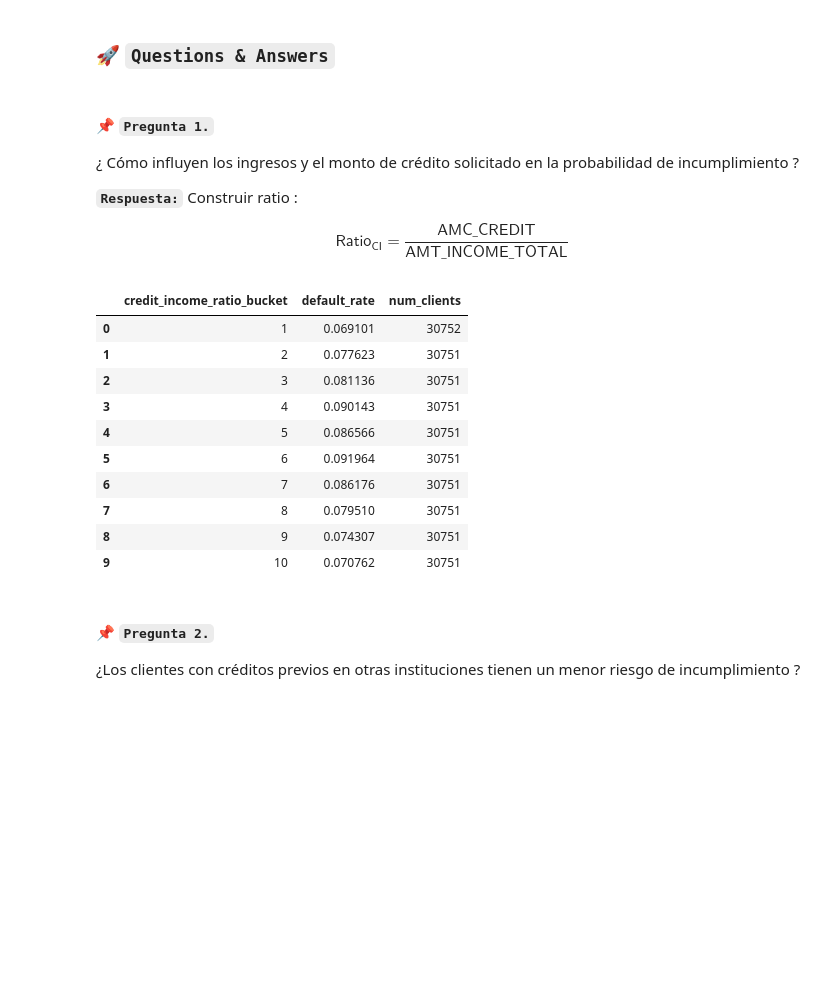
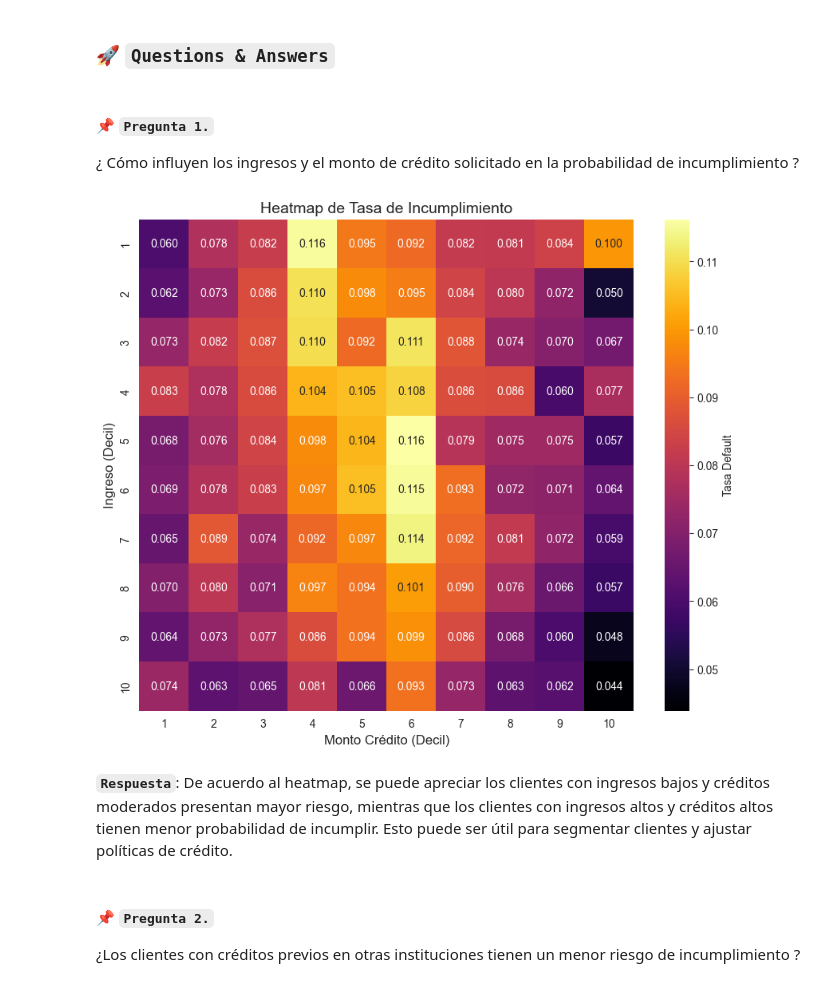
Before and after one commit to anmedinas/mds_bd, a Jupyter notebook: notebooks/04_Q&A.ipynb, the cells around one changed output. Drawn from its saved outputs; the diff is of its cells as text; code cells hidden in the pictures; blank space fills up the shorter version.

```diff
--- a/notebooks/04_Q&A.ipynb
+++ b/notebooks/04_Q&A.ipynb
@@ -23,44 +24,40 @@ conn = psycopg2.connect(
 #### 📌 `Pregunta 1.`
 
 ¿ Cómo influyen los ingresos y el monto de crédito solicitado en la probabilidad de incumplimiento ?
-
-**`Respuesta:`** Construir ratio :
-
-\begin{equation*}
-\textsf{Ratio}_{\textsf{CI}} = \frac{\textsf{AMC\_CREDIT}}{\textsf{AMT\_INCOME\_TOTAL}}
-\end{equation*}
 # %%
 ## Query
-
 preg_01 = pd.read_sql_query("""
+WITH income_credit_bins AS (
+  SELECT
+    SK_ID_CURR,
+    TARGET,
+    NTILE(10) OVER (ORDER BY AMT_INCOME_TOTAL) AS income_decile,
+    NTILE(10) OVER (ORDER BY AMT_CREDIT) AS credit_decile
+  FROM application_train
+)
 SELECT
-  credit_income_ratio_bucket,
-  AVG(TARGET) AS default_rate,
-  COUNT(*) AS num_clients
-FROM (
-  SELECT
-    TARGET,
-    NTILE(10) OVER (ORDER BY AMT_CREDIT / NULLIF(AMT_INCOME_TOTAL, 0)) AS credit_income_ratio_bucket
-  FROM application_train
-  WHERE AMT_INCOME_TOTAL > 0
-)
-GROUP BY credit_income_ratio_bucket
-ORDER BY credit_income_ratio_bucket;
+  income_decile,
+  credit_decile,
+  COUNT(*) AS total_clients,
+  SUM(TARGET) AS total_defaults,
+  ROUND(SUM(TARGET) * 1.0 / COUNT(*), 4) AS default_rate
+FROM income_credit_bins
+GROUP BY income_decile, credit_decile
+ORDER BY income_decile, credit_decile;
 """, conn)
-# %%
-preg_01
-# %% [output]
-|  | credit_income_ratio_bucket | default_rate | num_clients |
-| 0 | 1 | 0.069101 | 30752 |
-| 1 | 2 | 0.077623 | 30751 |
-| 2 | 3 | 0.081136 | 30751 |
-| 3 | 4 | 0.090143 | 30751 |
-| 4 | 5 | 0.086566 | 30751 |
-| 5 | 6 | 0.091964 | 30751 |
-| 6 | 7 | 0.086176 | 30751 |
-| 7 | 8 | 0.079510 | 30751 |
-| 8 | 9 | 0.074307 | 30751 |
-| 9 | 10 | 0.070762 | 30751 |
+# %%
+heatmap_data = preg_01.pivot(index = "income_decile", columns = "credit_decile", values = "default_rate")
+# %%
+plt.figure(figsize=(10, 8))
+sns.heatmap(heatmap_data, annot = True, fmt = ".3f", cmap = "inferno", cbar_kws = {'label': 'Tasa Default'})
+plt.title("Heatmap de Tasa de Incumplimiento", fontsize = 14)
+plt.xlabel("Monto Crédito (Decil)", fontsize = 12)
+plt.ylabel("Ingreso (Decil)", fontsize = 12)
+plt.show()
+# %% [output]
+[figure, added]
+# %% [markdown]
+**`Respuesta`**: De acuerdo al heatmap, se puede apreciar los clientes con ingresos bajos y créditos moderados presentan mayor riesgo, mientras que los clientes con ingresos altos y créditos altos tienen menor probabilidad de incumplir. Esto puede ser útil para segmentar clientes y ajustar políticas de crédito.
 # %% [markdown]
 #### 📌 `Pregunta 2.`
 
```
Also changed, not shown: parts of 28 cells of this notebook, 2 other files.
